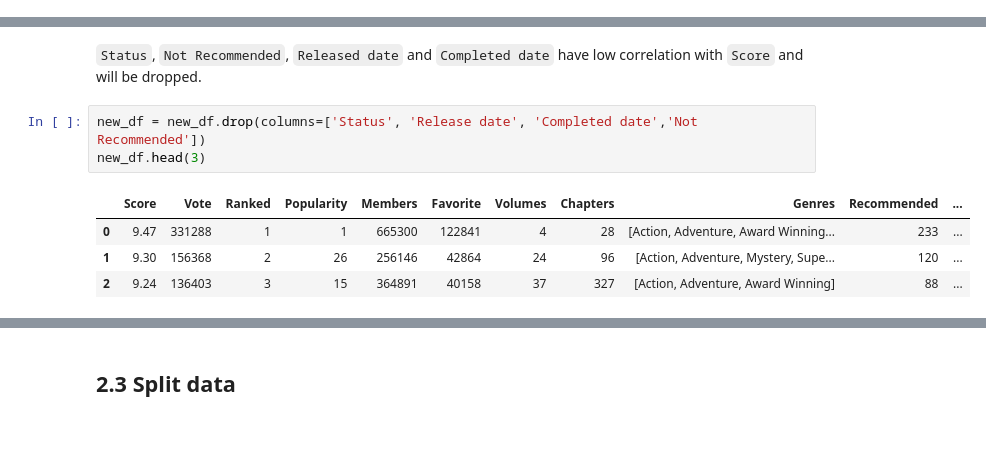
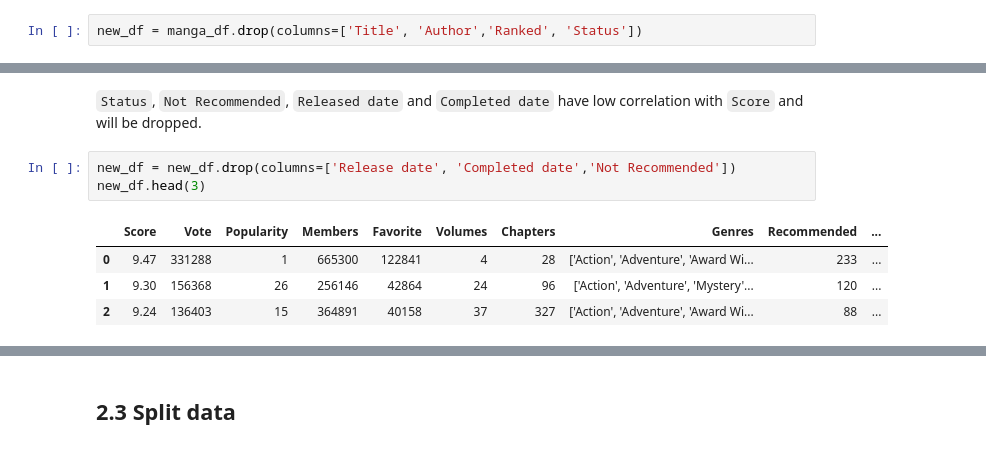
Before and after one commit to duongtruongbinh/IntroDS_FinalProject, a Jupyter notebook: src/Data_Modelling.ipynb, the cells around one changed output, grey strips where cells are left out. Cells and saved outputs as stored; diff of their text form.

```diff
--- a/src/Data_Modelling.ipynb
+++ b/src/Data_Modelling.ipynb
@@ -58,0 +46,2 @@ Now we calculate and visualize the correlation matrix to see the correlation bet
+# %%
+new_df = manga_df.drop(columns=['Title', 'Author','Ranked', 'Status'])
@@ -66,10 +63,10 @@ plt.show()
 # %% [markdown]
 `Status`, `Not Recommended`, `Released date` and `Completed date` have low correlation with `Score` and will be dropped.
 # %%
-new_df = new_df.drop(columns=['Status', 'Release date', 'Completed date','Not Recommended'])
+new_df = new_df.drop(columns=['Release date', 'Completed date','Not Recommended'])
 new_df.head(3)
 # %% [output]
-|  | Score | Vote | Ranked | Popularity | Members | Favorite | Volumes | Chapters | Genres | Recommended | ... |
-| 0 | 9.47 | 331288 | 1 | 1 | 665300 | 122841 | 4 | 28 | [Action, Adventure, Award Winning... | 233 | ... |
-| 1 | 9.30 | 156368 | 2 | 26 | 256146 | 42864 | 24 | 96 | [Action, Adventure, Mystery, Supe... | 120 | ... |
-| 2 | 9.24 | 136403 | 3 | 15 | 364891 | 40158 | 37 | 327 | [Action, Adventure, Award Winning] | 88 | ... |
+|  | Score | Vote | Popularity | Members | Favorite | Volumes | Chapters | Genres | Recommended | ... |
+| 0 | 9.47 | 331288 | 1 | 665300 | 122841 | 4 | 28 | ['Action', 'Adventure', 'Award Wi... | 233 | ... |
+| 1 | 9.30 | 156368 | 26 | 256146 | 42864 | 24 | 96 | ['Action', 'Adventure', 'Mystery'... | 120 | ... |
+| 2 | 9.24 | 136403 | 15 | 364891 | 40158 | 37 | 327 | ['Action', 'Adventure', 'Award Wi... | 88 | ... |
```
Also changed, not shown: parts of 17 cells of this notebook.
